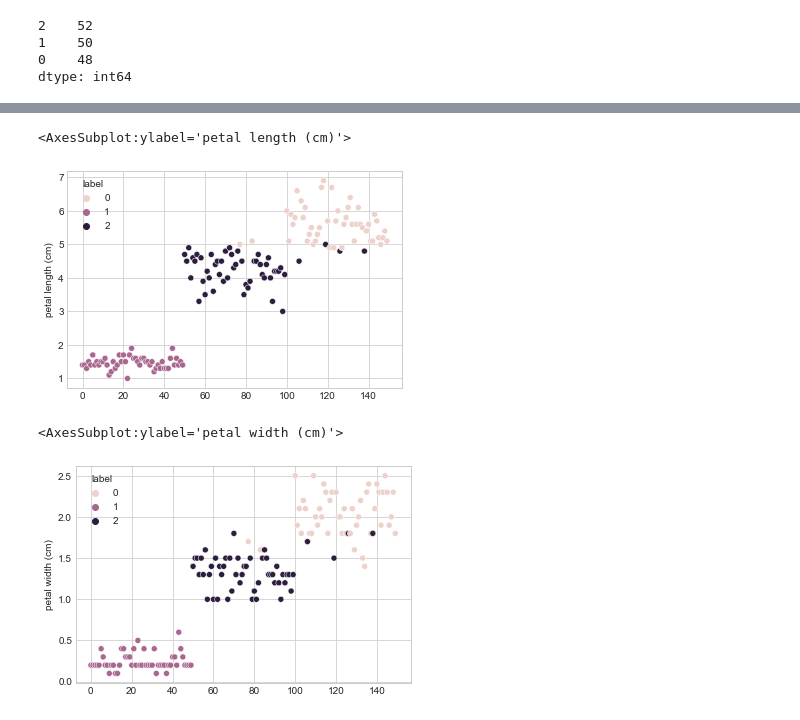
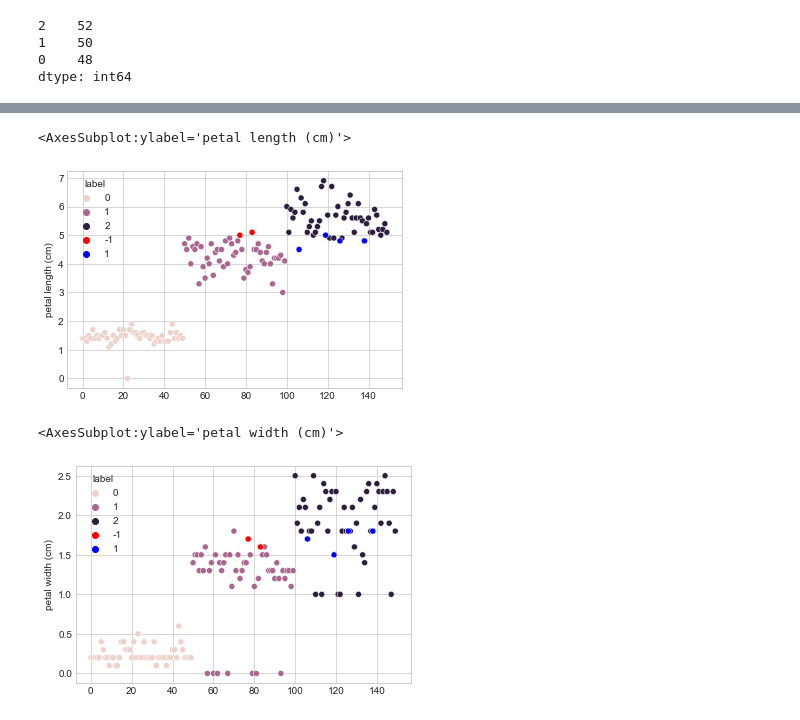
Before and after one commit to yaaqbp/simple_ml_projects, a Jupyter notebook: clustering/clustering.ipynb, the cells around one changed output, grey strips where cells are left out. Drawn from its saved outputs; the diff is of its cells as text; code cells hidden in the pictures.

Commit message:
scatter plot with false values

```diff
--- a/clustering/clustering.ipynb
+++ b/clustering/clustering.ipynb
@@ -71,3 +65,7 @@ pd.DataFrame(y_km).value_counts()
 dtype: int64
 # %%
 label = pd.DataFrame(km.predict(df.iloc[:,2:]),columns = ['label'])
+pred = pd.concat([df.iloc[:,2:],label],axis = 1)
+pred = pred.replace({1:0,0:2,2:1})
+
+pred
@@ -74,2 +86,3 @@ label = pd.DataFrame(km.predict(df.iloc[:,2:]),columns = ['label'])
 # %%
-pred = pd.concat([df.iloc[:,2:],label],axis = 1)
+true = pd.concat([df.iloc[:,2:],y],axis = 1).rename(columns = {0:'label'})
+true
@@ -75,0 +103,4 @@ pred = pd.concat([df.iloc[:,2:],label],axis = 1)
+# %%
+false = pd.concat([df.iloc[:,2:], true.label-pred.label], axis = 1).rename(columns = {0:'label'})
+false = false[false.label != 0]
+false
@@ -76,10 +115,12 @@ pred = pd.concat([df.iloc[:,2:],label],axis = 1)
 # %%
 sns.scatterplot(pred.index, pred['petal length (cm)'], hue = pred.label)
+sns.scatterplot(false.index, false['petal length (cm)'], hue = false.label, palette = ['r', 'b'])
 # %% [output]
 <AxesSubplot:ylabel='petal length (cm)'>
-[figure, old version]
+[figure, new version]
 # %%
 sns.scatterplot(pred.index, pred['petal width (cm)'], hue = pred.label)
+sns.scatterplot(false.index, false['petal width (cm)'],hue = false.label, palette = ['r', 'b'])
 # %% [output]
 <AxesSubplot:ylabel='petal width (cm)'>
-[figure, old version]
+[figure, new version]
```
Also changed, not shown: parts of 4 cells of this notebook.
